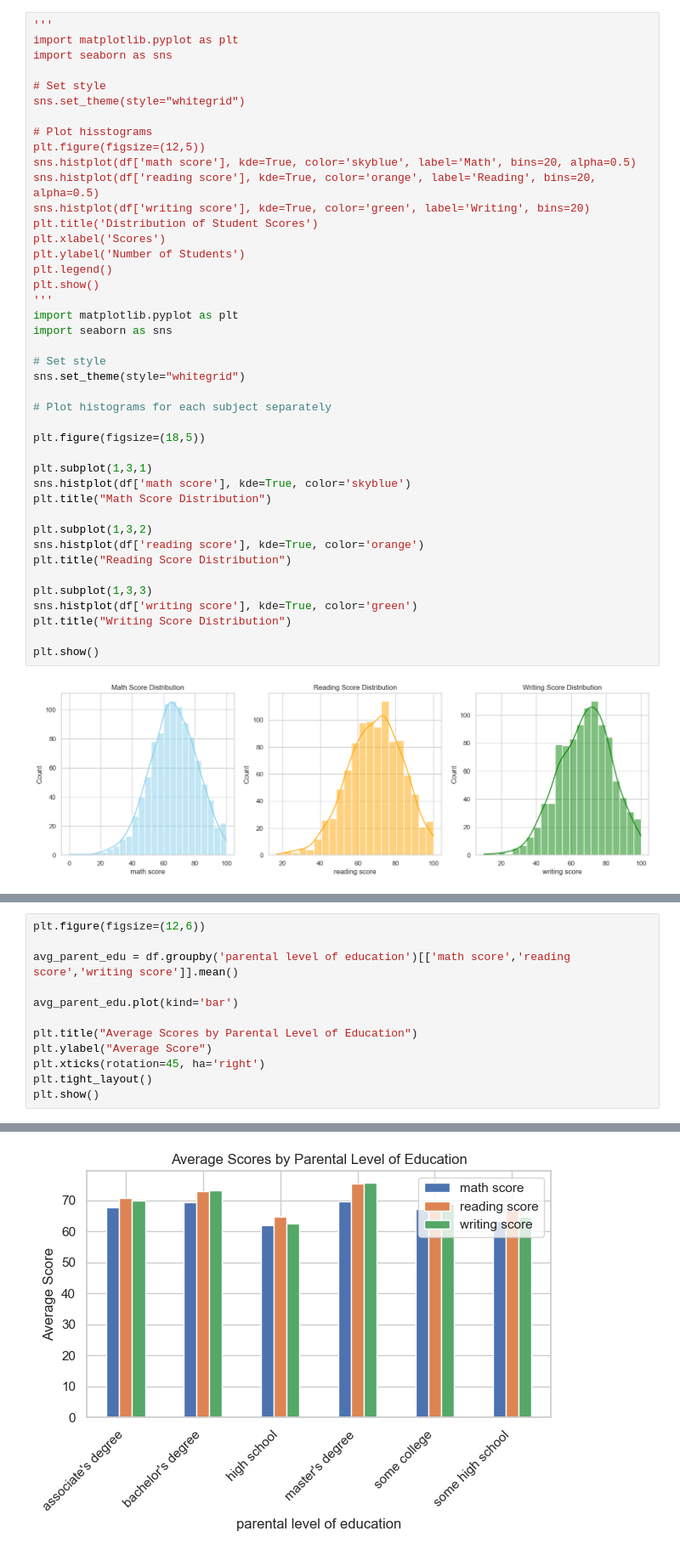
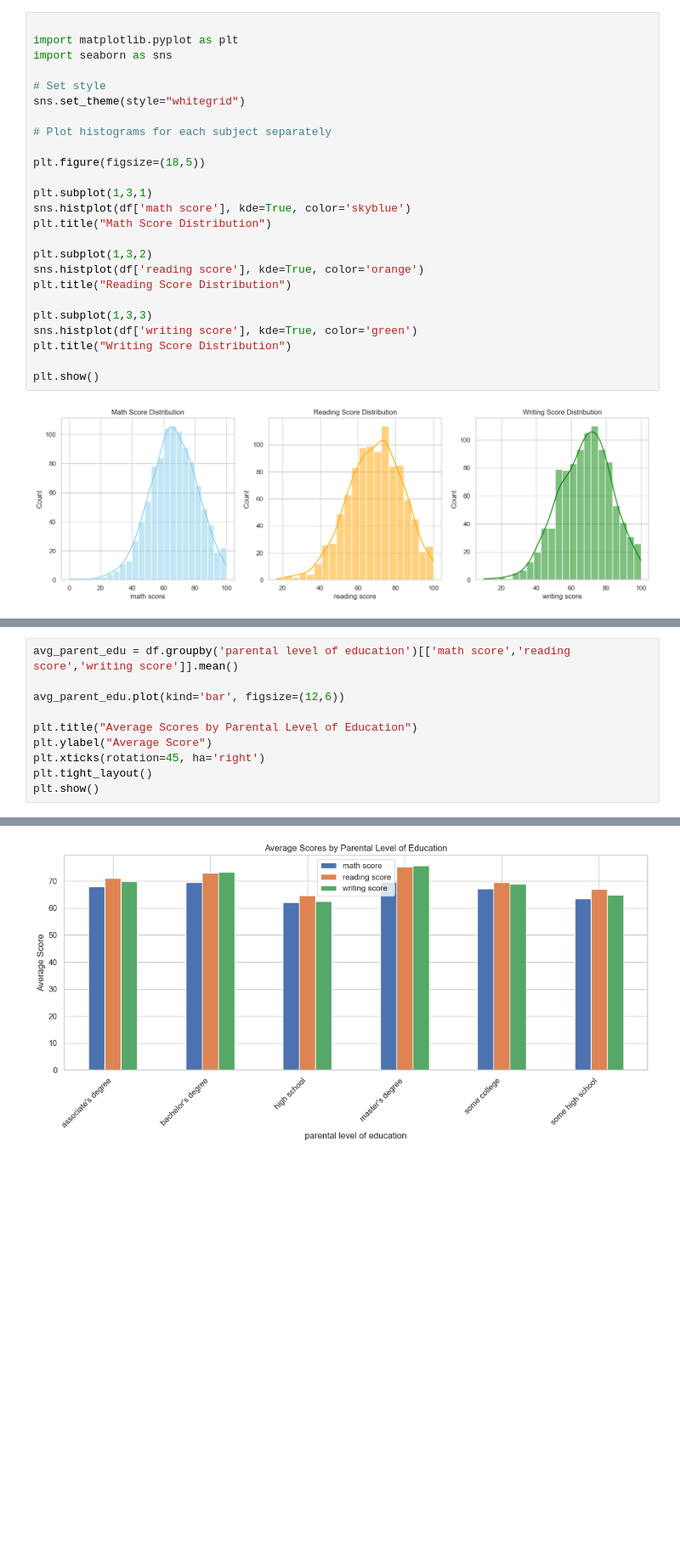
Before and after one commit to Naaz-Parween786/Student-Performance-Analysis, a Jupyter notebook: notebooks/analysis.ipynb, the cells around one changed output, grey strips where cells are left out. Shown at 85% size. Cells and saved outputs as stored; diff of their text form; blank space fills up the shorter version.

```diff
--- a/notebooks/analysis.ipynb
+++ b/notebooks/analysis.ipynb
@@ -63,22 +78,5 @@ df.describe()
 # %%
-'''
-import matplotlib.pyplot as plt
-import seaborn as sns
 
-# Set style
-sns.set_theme(style="whitegrid")
-
-# Plot hisstograms
-plt.figure(figsize=(12,5))
-sns.histplot(df['math score'], kde=True, color='skyblue', label='Math', bins=20, alpha=0.5)
-sns.histplot(df['reading score'], kde=True, color='orange', label='Reading', bins=20, alpha=0.5)
-sns.histplot(df['writing score'], kde=True, color='green', label='Writing', bins=20)
-plt.title('Distribution of Student Scores')
-plt.xlabel('Scores')
-plt.ylabel('Number of Students')
-plt.legend()
-plt.show()
-'''
 import matplotlib.pyplot as plt
 import seaborn as sns
 
@@ -163,9 +166,7 @@ plt.show()
 # %%
-plt.figure(figsize=(12,6))
-
 avg_parent_edu = df.groupby('parental level of education')[['math score','reading score','writing score']].mean()
 
-avg_parent_edu.plot(kind='bar')
+avg_parent_edu.plot(kind='bar', figsize=(12,6))
 
 plt.title("Average Scores by Parental Level of Education")
 plt.ylabel("Average Score")
@@ -177 +177 @@ plt.show()
-[figure, old version]
+[figure, new version]
```
Also changed, not shown: parts of 16 cells of this notebook, 2 other files.
